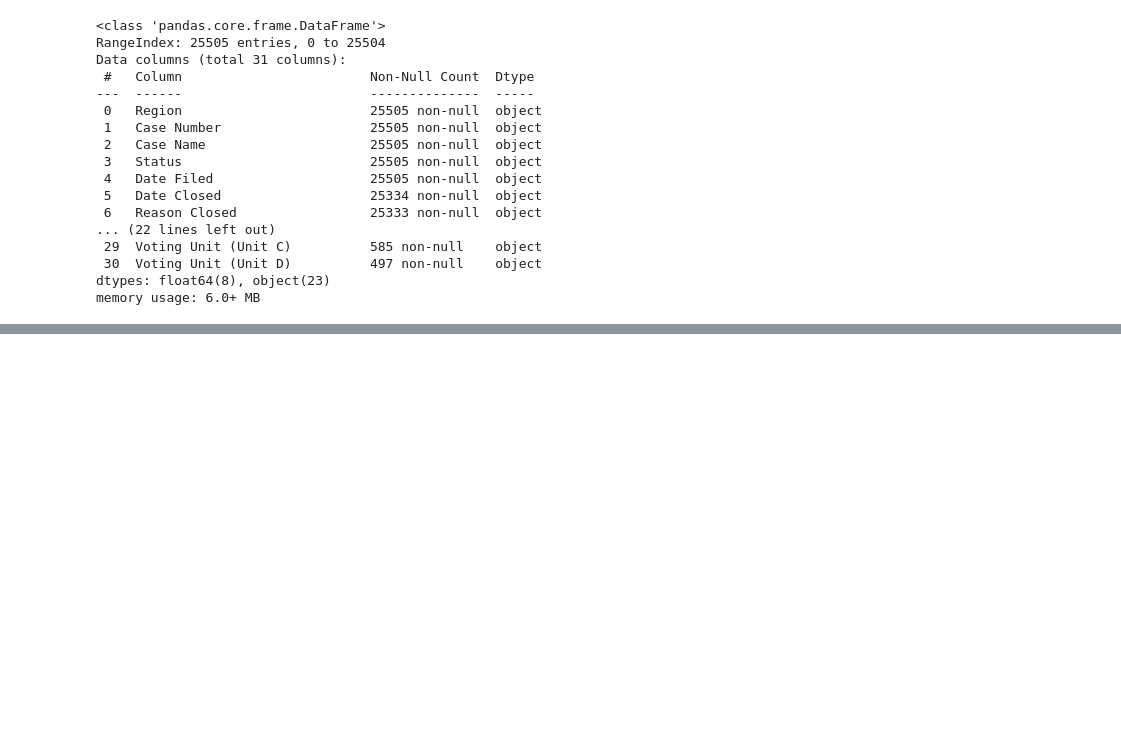
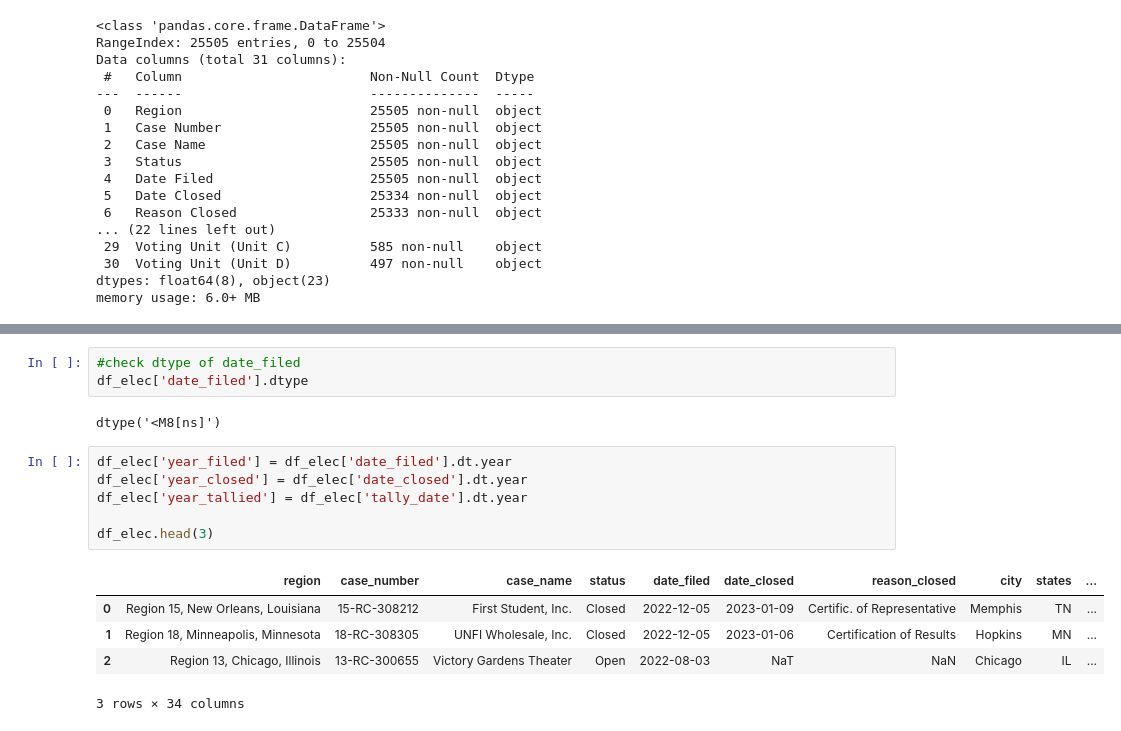
Before and after one commit to erinmmurphy/union-viz, a Jupyter notebook: elections.ipynb, the cells around one changed output, grey strips where cells are left out. Drawn from its saved outputs; the diff is of its cells as text; blank space fills up the shorter version.

```diff
--- a/elections.ipynb
+++ b/elections.ipynb
@@ -53,0 +96,17 @@ df_elec.shape
+# %%
+#check dtype of date_filed
+df_elec['date_filed'].dtype
+# %% [output]
+dtype('<M8[ns]')
+# %%
+df_elec['year_filed'] = df_elec['date_filed'].dt.year
+df_elec['year_closed'] = df_elec['date_closed'].dt.year
+df_elec['year_tallied'] = df_elec['tally_date'].dt.year
+
+df_elec.head(3)
+# %% [output]
+|  | region | case_number | case_name | status | date_filed | date_closed | reason_closed | city | states | ... |
+| 0 | Region 15, New Orleans, Louisiana | 15-RC-308212 | First Student, Inc. | Closed | 2022-12-05 | 2023-01-09 | Certific. of Representative | Memphis | TN | ... |
+| 1 | Region 18, Minneapolis, Minnesota | 18-RC-308305 | UNFI Wholesale, Inc. | Closed | 2022-12-05 | 2023-01-06 | Certification of Results | Hopkins | MN | ... |
+| 2 | Region 13, Chicago, Illinois | 13-RC-300655 | Victory Gardens Theater | Open | 2022-08-03 | NaT | NaN | Chicago | IL | ... |
+3 rows × 34 columns
```
Also changed, not shown: parts of 27 cells of this notebook, 26 other files.
